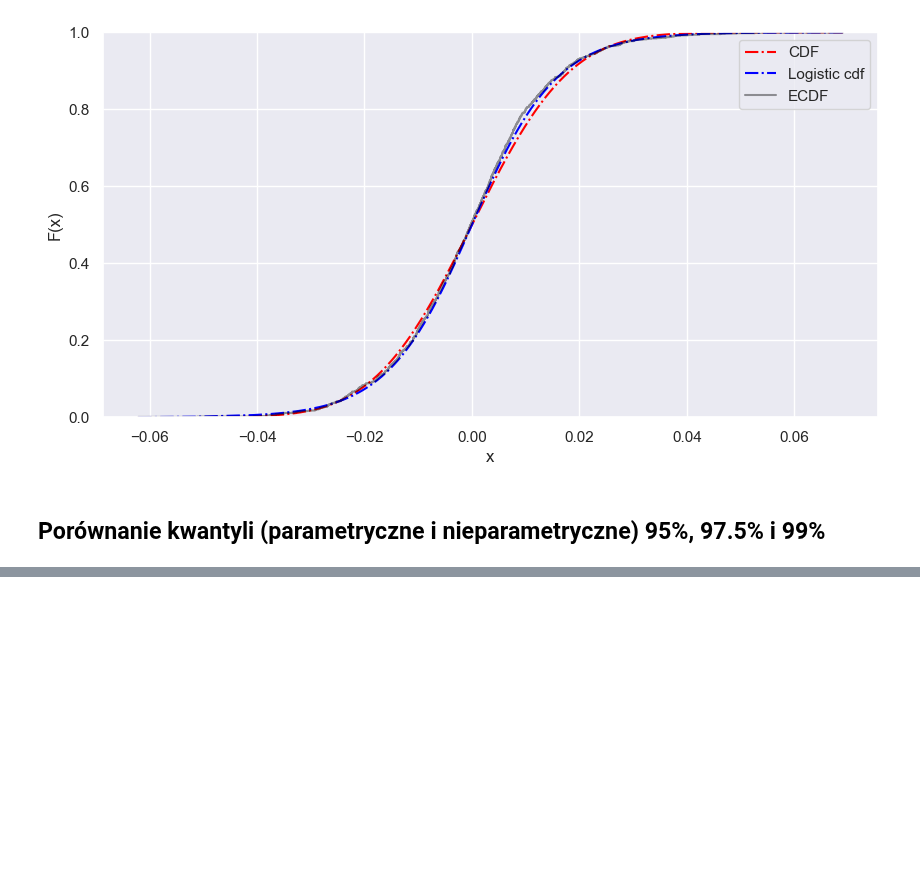
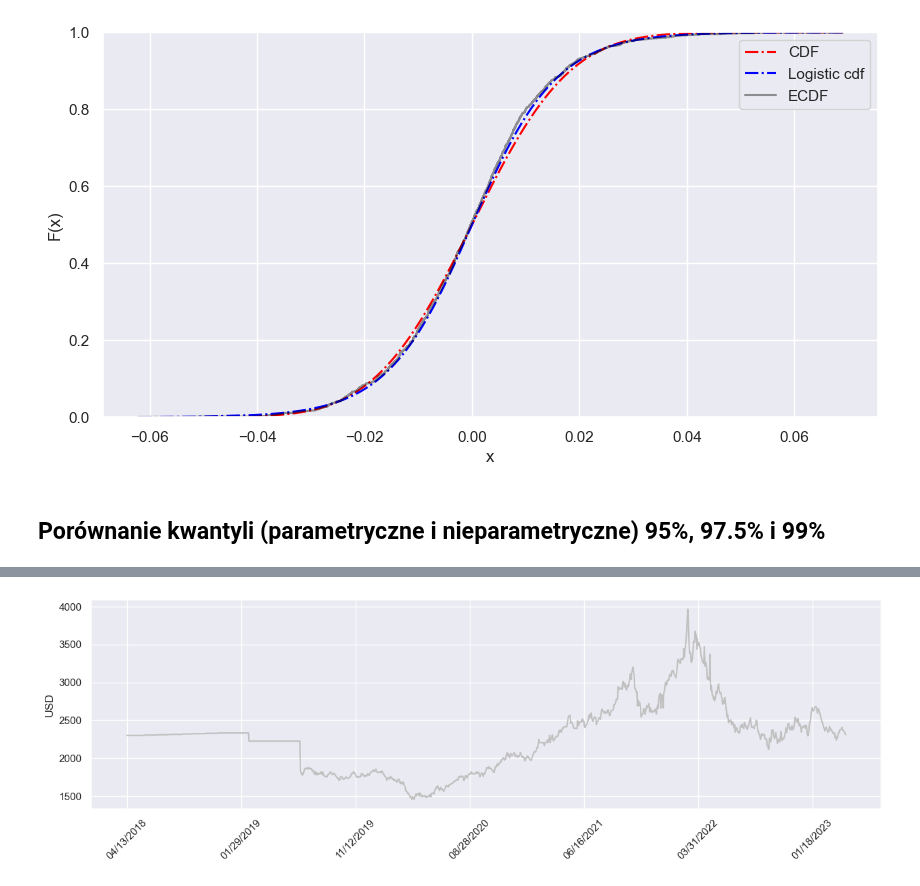
Before and after one commit to Szymex49/NVIDIA_risk_management, a Jupyter notebook: Wiktorowski/Wiktorowski.ipynb, the cells around one changed output, grey strips where cells are left out. Drawn from its saved outputs; the diff is of its cells as text; code cells hidden in the pictures; blank space fills up the shorter version.

```diff
--- a/Wiktorowski/Wiktorowski.ipynb
+++ b/Wiktorowski/Wiktorowski.ipynb
@@ -152,0 +167,3 @@ comp_dist(r)
+# %%
+aluminium = pd.read_csv('aluminium.csv', sep = ',', encoding = 'latin-1')
+aluminium
@@ -152,0 +184,4 @@ comp_dist(r)
+# %%
+draw_stock(aluminium, 'silver')
+# %% [output]
+[figure, added]
```
Also changed, not shown: parts of 24 cells of this notebook, 5 other files.
